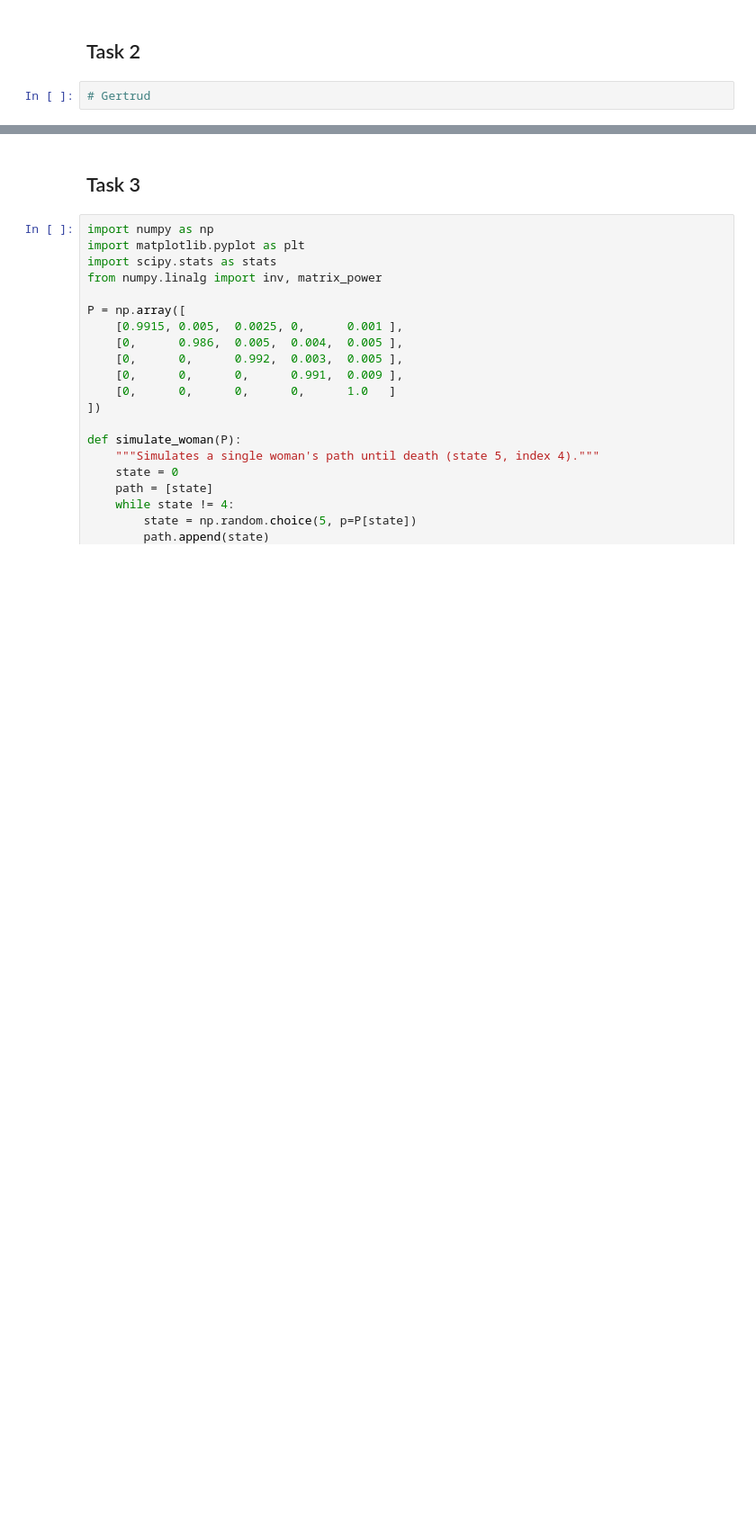
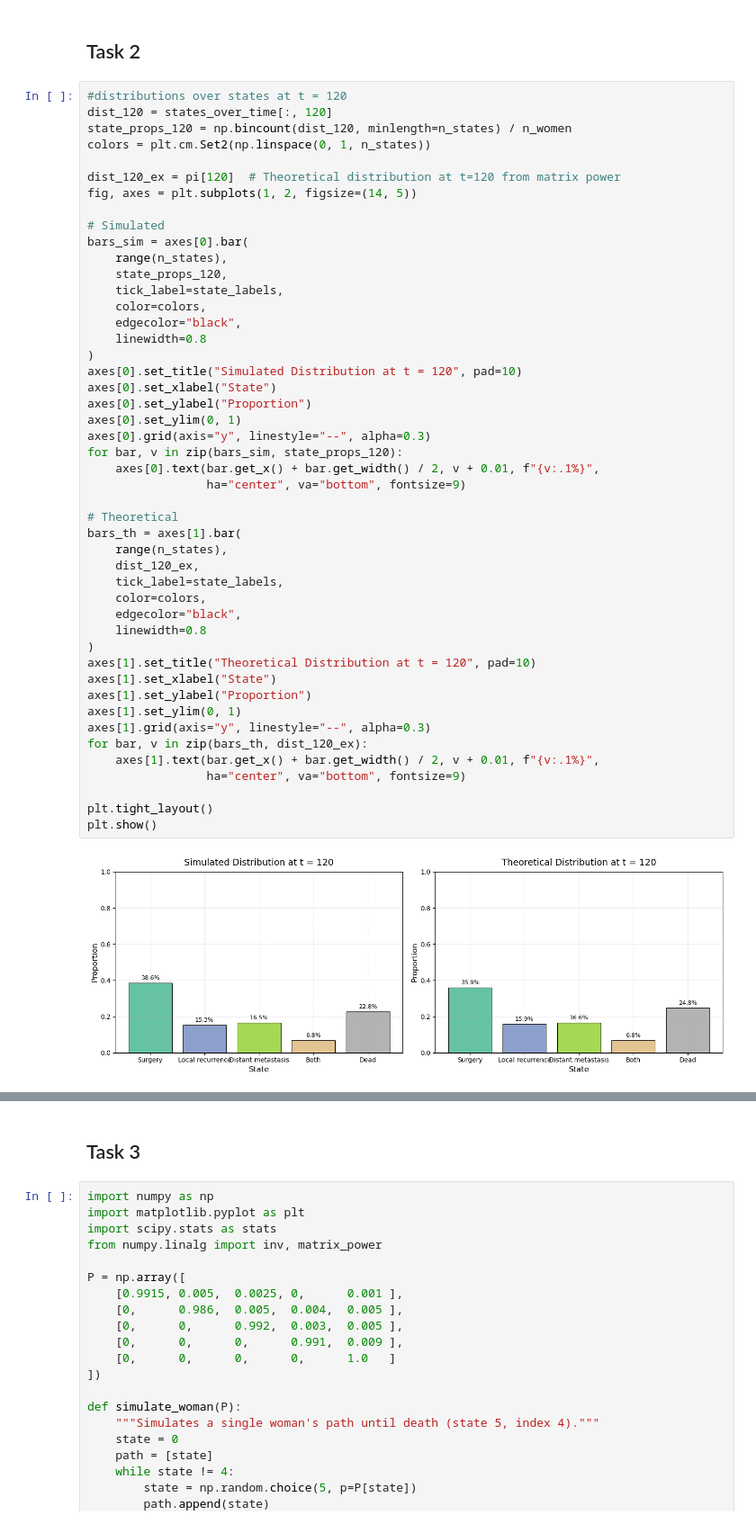
Before and after one commit to markus1573/stokastisk-simulering, a Jupyter notebook: project1_code.ipynb, the cells around one changed output, grey strips where cells are left out. Shown at 90% size. Cells and saved outputs as stored; diff of their text form; blank space fills up the shorter version.

```diff
--- a/project1_code.ipynb
+++ b/project1_code.ipynb
@@ -30,4 +114,51 @@ plt.rcParams.update({
 # %% [markdown]
 ## Task 2
 # %%
-# Gertrud
+#distributions over states at t = 120
+dist_120 = states_over_time[:, 120]
+state_props_120 = np.bincount(dist_120, minlength=n_states) / n_women
+colors = plt.cm.Set2(np.linspace(0, 1, n_states))
+
+dist_120_ex = pi[120]  # Theoretical distribution at t=120 from matrix power
+fig, axes = plt.subplots(1, 2, figsize=(14, 5))
+
+# Simulated
+bars_sim = axes[0].bar(
+    range(n_states),
+    state_props_120,
+    tick_label=state_labels,
+    color=colors,
+    edgecolor="black",
+    linewidth=0.8
+)
+axes[0].set_title("Simulated Distribution at t = 120", pad=10)
+axes[0].set_xlabel("State")
+axes[0].set_ylabel("Proportion")
+axes[0].set_ylim(0, 1)
+axes[0].grid(axis="y", linestyle="--", alpha=0.3)
+for bar, v in zip(bars_sim, state_props_120):
+    axes[0].text(bar.get_x() + bar.get_width() / 2, v + 0.01, f"{v:.1%}",
+                 ha="center", va="bottom", fontsize=9)
+
+# Theoretical
+bars_th = axes[1].bar(
+    range(n_states),
+    dist_120_ex,
+    tick_label=state_labels,
+    color=colors,
+    edgecolor="black",
+    linewidth=0.8
+)
+axes[1].set_title("Theoretical Distribution at t = 120", pad=10)
+axes[1].set_xlabel("State")
+axes[1].set_ylabel("Proportion")
+axes[1].set_ylim(0, 1)
+axes[1].grid(axis="y", linestyle="--", alpha=0.3)
+for bar, v in zip(bars_th, dist_120_ex):
+    axes[1].text(bar.get_x() + bar.get_width() / 2, v + 0.01, f"{v:.1%}",
+                 ha="center", va="bottom", fontsize=9)
+
+plt.tight_layout()
+plt.show()
+# %% [output]
+[figure, added]
```
Also changed, not shown: parts of 13 cells of this notebook.
